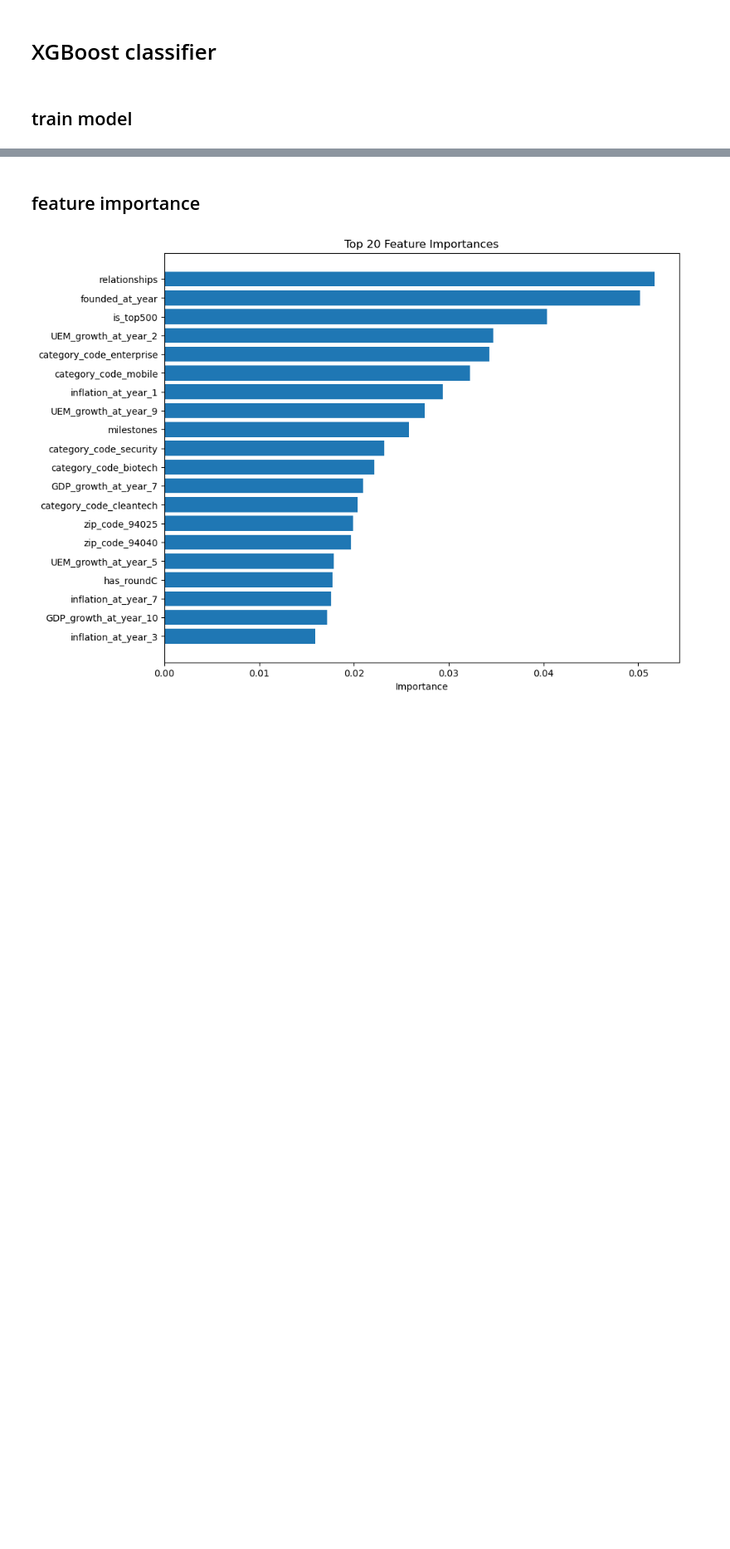
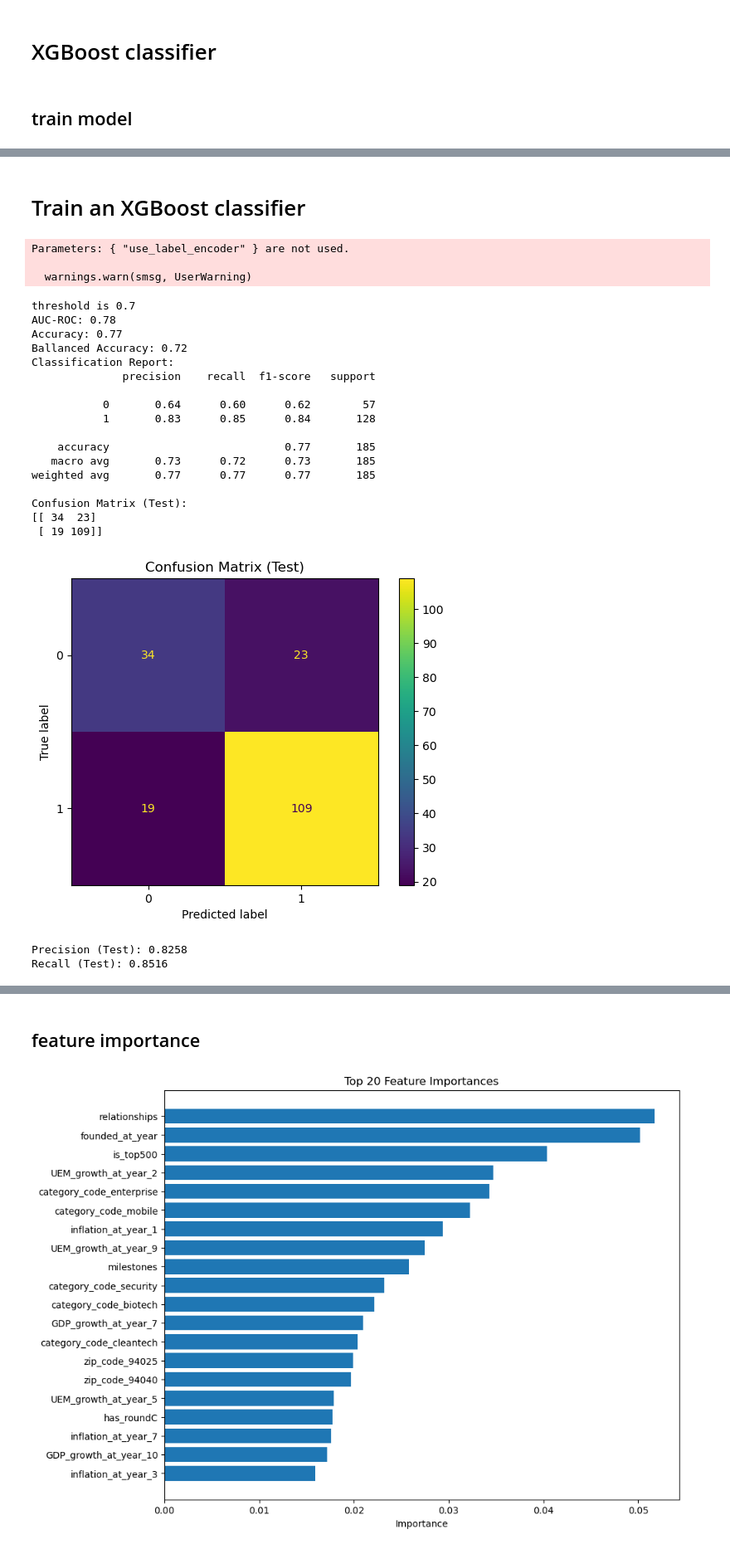
Before and after one commit to MayaVB/Applied_DS_Project, a Jupyter notebook: notebooks/model_xgboost_predicting_acquisition.ipynb, the cells around one changed output, grey strips where cells are left out. Shown at 83% size. Saved outputs shown, nothing was run; the diff lists cells and outputs as text; code cells hidden in the pictures; blank space fills up the shorter version.

```diff
--- a/notebooks/model_xgboost_predicting_acquisition.ipynb
+++ b/notebooks/model_xgboost_predicting_acquisition.ipynb
@@ -675,0 +628,51 @@ Recall (Test): 0.8203
+# %% [markdown]
+# Train an XGBoost classifier
+# %%
+# Train an XGBoost classifier
+xgb_clf = XGBClassifier(use_label_encoder=False, eval_metric='mlogloss')
+xgb_clf.fit(X_train, y_train)
+
+# Make predictions and predict probabilities
+y_pred_XGboost = xgb_clf.predict(X_test)
+y_prob_XGboost = xgb_clf.predict_proba(X_test)[:, 1]
+
+th = 0.7 #find_optimal_threshold(y_test, y_pred)
+
+print(f'threshold is {th}')
+# Evaluate the model
+accuracy = accuracy_score(y_test, y_pred_XGboost > th)
+report = classification_report(y_test, y_pred_XGboost > th)
+auc_roc = roc_auc_score(y_test, y_prob_XGboost)
+print(f'AUC-ROC: {round(auc_roc, 2)}')
+print(f'Accuracy: {round(accuracy, 2)}')
+print(f'Ballanced Accuracy: {round(balanced_accuracy_score(y_test, y_pred_XGboost > th), 2)}')
+print('Classification Report:')
+print(report)
+show_ConfusionMatrix_test(y_test, y_pred_XGboost > th)
+precision, recall = get_precision_and_recall(y_test,  y_pred_XGboost > th)
+print(f"Precision (Test): {precision}")
+print(f"Recall (Test): {recall}")
+# %% [output]
+Parameters: { "use_label_encoder" } are not used.
+
+  warnings.warn(smsg, UserWarning)
+threshold is 0.7
+AUC-ROC: 0.78
+Accuracy: 0.77
+Ballanced Accuracy: 0.72
+Classification Report:
+              precision    recall  f1-score   support
+
+           0       0.64      0.60      0.62        57
+           1       0.83      0.85      0.84       128
+
+    accuracy                           0.77       185
+   macro avg       0.73      0.72      0.73       185
+weighted avg       0.77      0.77      0.77       185
+
+Confusion Matrix (Test):
+[[ 34  23]
+ [ 19 109]]
+[figure, added]
+Precision (Test): 0.8258
+Recall (Test): 0.8516
```
Also changed, not shown: parts of 9 cells of this notebook.
